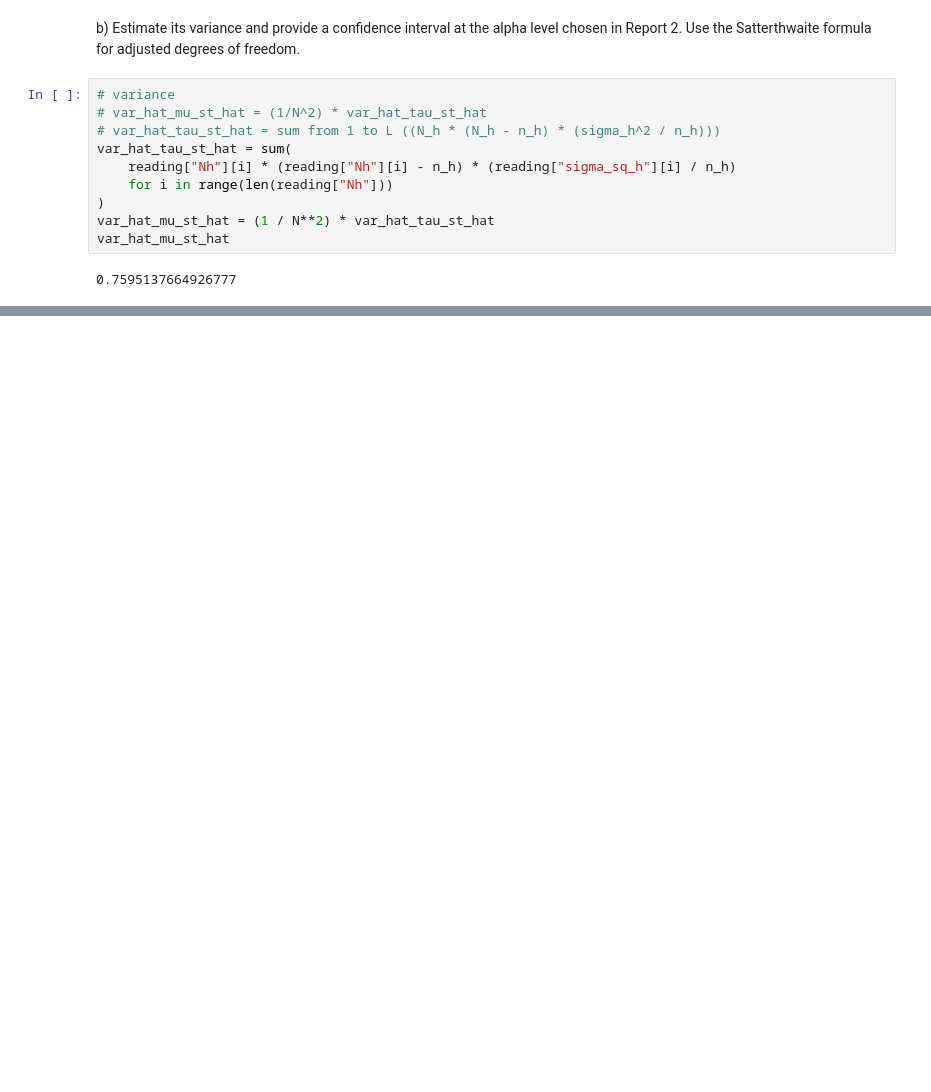
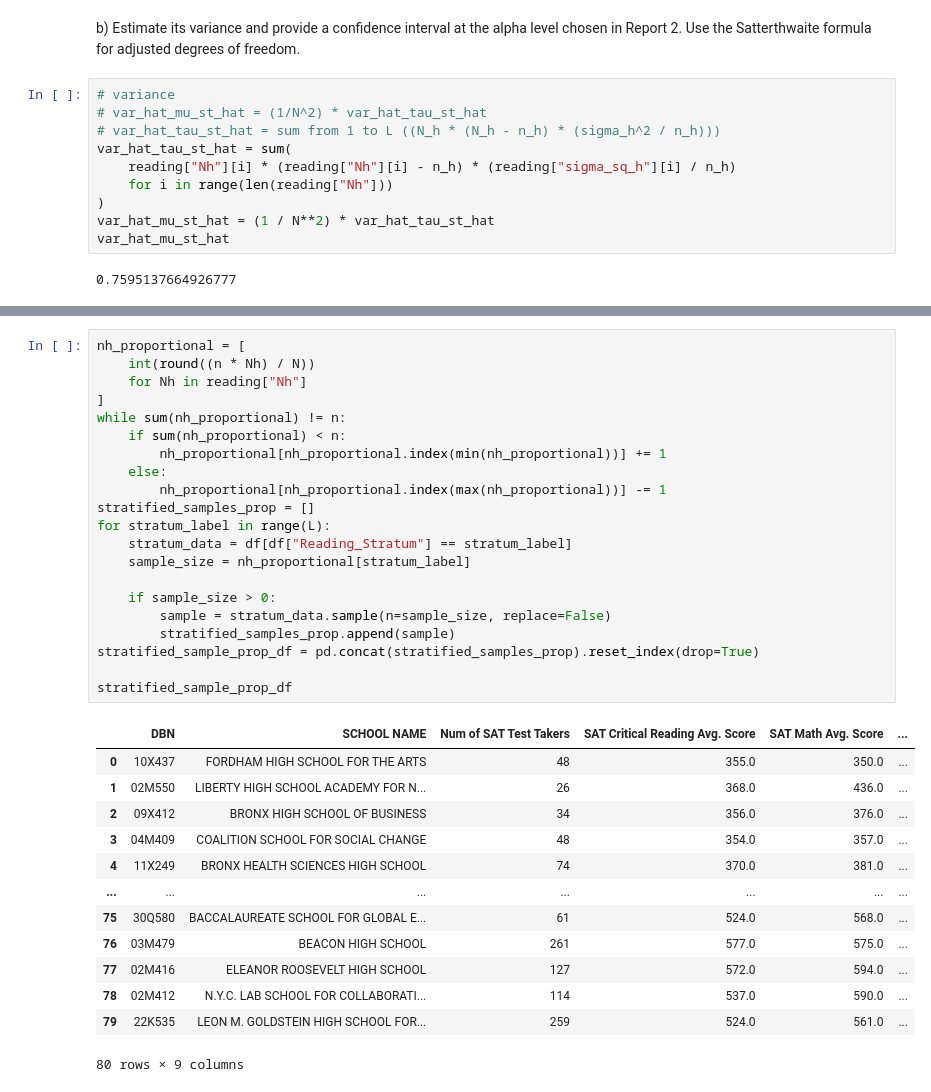
Before and after one commit to abachhu/stat440_project, a Jupyter notebook: stat440_report5.ipynb, the cells around one changed output, grey strips where cells are left out. Drawn from its saved outputs; the diff is of its cells as text; blank space fills up the shorter version.

```diff
--- a/stat440_report5.ipynb
+++ b/stat440_report5.ipynb
@@ -280,0 +281,35 @@ print(f"95% CI for mu_st_hat is: ({lowerBound}, {upperBound}) \n")
+# %%
+nh_proportional = [
+    int(round((n * Nh) / N))
+    for Nh in reading["Nh"]
+]
+while sum(nh_proportional) != n:
+    if sum(nh_proportional) < n:
+        nh_proportional[nh_proportional.index(min(nh_proportional))] += 1
+    else:
+        nh_proportional[nh_proportional.index(max(nh_proportional))] -= 1
+stratified_samples_prop = []
+for stratum_label in range(L):
+    stratum_data = df[df["Reading_Stratum"] == stratum_label]
+    sample_size = nh_proportional[stratum_label]
+
+    if sample_size > 0:
+        sample = stratum_data.sample(n=sample_size, replace=False)
+        stratified_samples_prop.append(sample)
+stratified_sample_prop_df = pd.concat(stratified_samples_prop).reset_index(drop=True)
+
+stratified_sample_prop_df
+# %% [output]
+|  | DBN | SCHOOL NAME | Num of SAT Test Takers | SAT Critical Reading Avg. Score | SAT Math Avg. Score | ... |
+| 0 | 10X437 | FORDHAM HIGH SCHOOL FOR THE ARTS | 48 | 355.0 | 350.0 | ... |
+| 1 | 02M550 | LIBERTY HIGH SCHOOL ACADEMY FOR N... | 26 | 368.0 | 436.0 | ... |
+| 2 | 09X412 | BRONX HIGH SCHOOL OF BUSINESS | 34 | 356.0 | 376.0 | ... |
+| 3 | 04M409 | COALITION SCHOOL FOR SOCIAL CHANGE | 48 | 354.0 | 357.0 | ... |
+| 4 | 11X249 | BRONX HEALTH SCIENCES HIGH SCHOOL | 74 | 370.0 | 381.0 | ... |
+| ... | ... | ... | ... | ... | ... | ... |
+| 75 | 30Q580 | BACCALAUREATE SCHOOL FOR GLOBAL E... | 61 | 524.0 | 568.0 | ... |
+| 76 | 03M479 | BEACON HIGH SCHOOL | 261 | 577.0 | 575.0 | ... |
+| 77 | 02M416 | ELEANOR ROOSEVELT HIGH SCHOOL | 127 | 572.0 | 594.0 | ... |
+| 78 | 02M412 | N.Y.C. LAB SCHOOL FOR COLLABORATI... | 114 | 537.0 | 590.0 | ... |
+| 79 | 22K535 | LEON M. GOLDSTEIN HIGH SCHOOL FOR... | 259 | 524.0 | 561.0 | ... |
+80 rows × 9 columns
```
Also changed, not shown: parts of 7 cells of this notebook.
